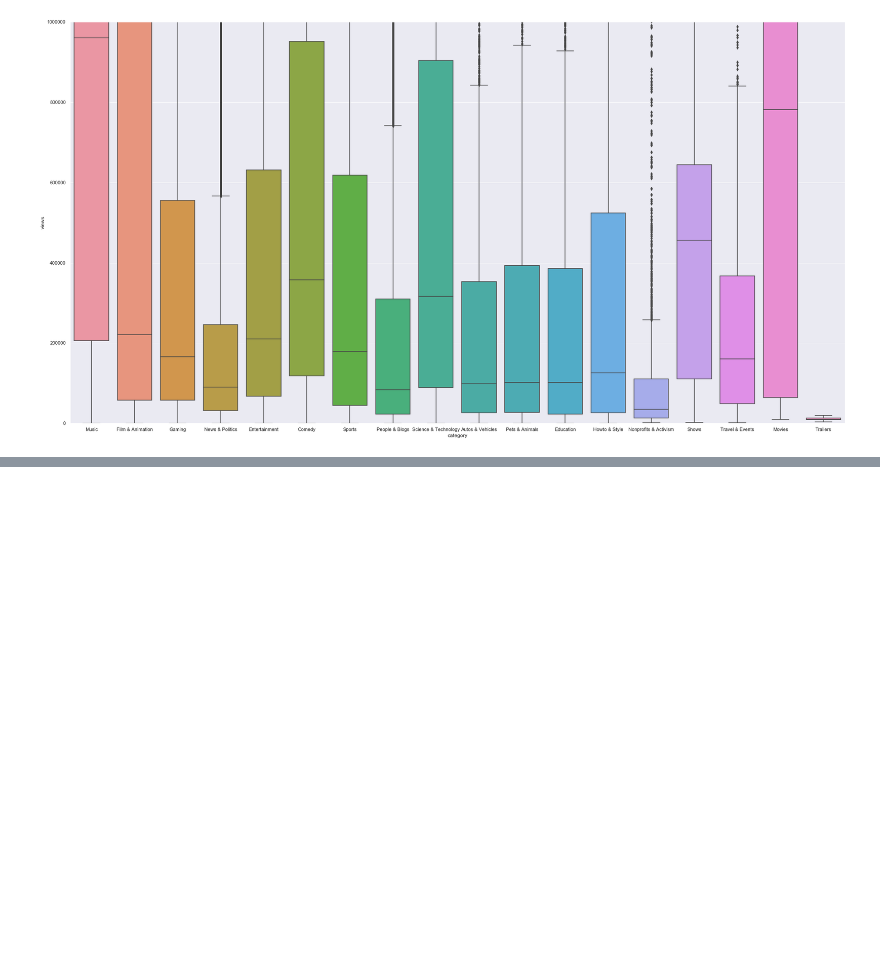
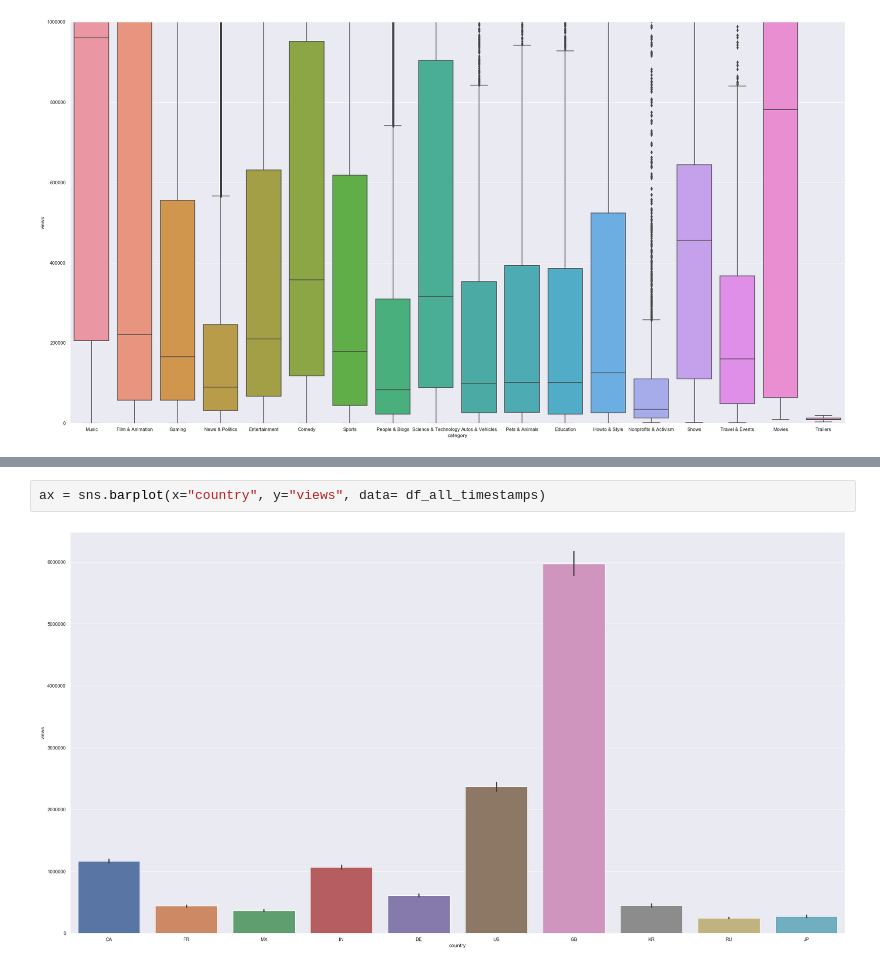
Before and after one commit to Carlene/youtube_trending, a Jupyter notebook: youtube_project.ipynb, the cells around one changed output, grey strips where cells are left out. Cells and saved outputs as stored; diff of their text form; blank space fills up the shorter version.

```diff
--- a/youtube_project.ipynb
+++ b/youtube_project.ipynb
@@ -73,0 +96,4 @@ ax = sns.boxplot(x="category", y="views", data=df_all_timestamps)
+# %%
+ax = sns.barplot(x="country", y="views", data= df_all_timestamps)
+# %% [output]
+[figure, added]
```
Also changed, not shown: parts of 5 cells of this notebook.
